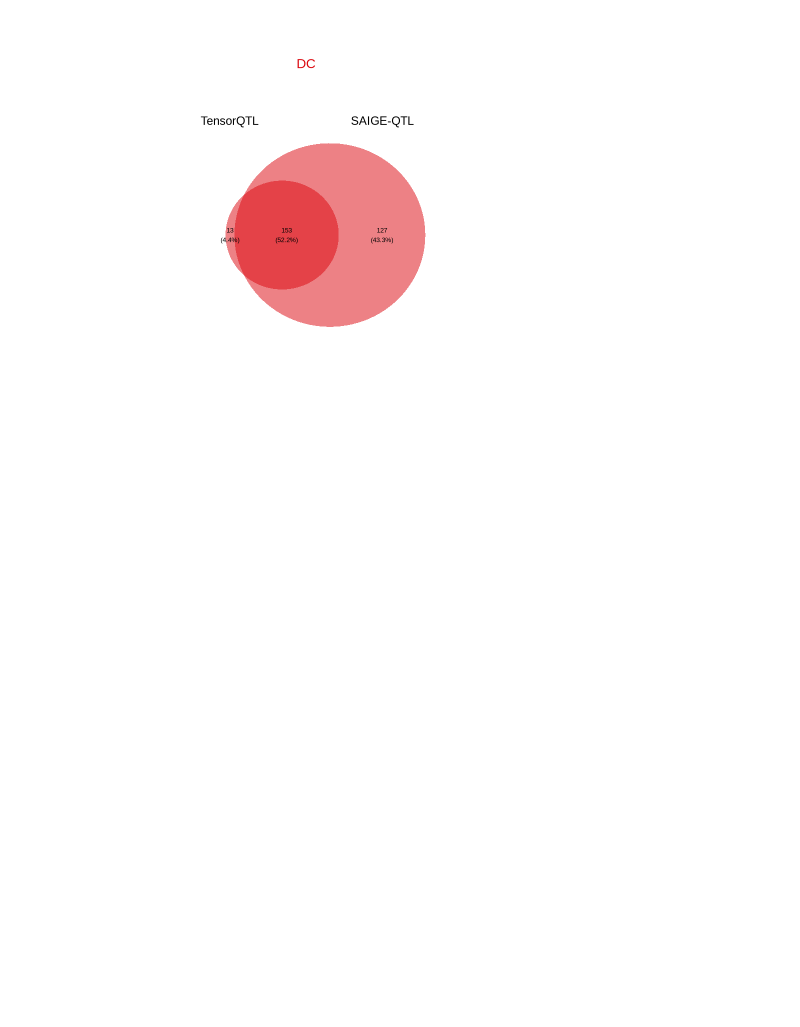
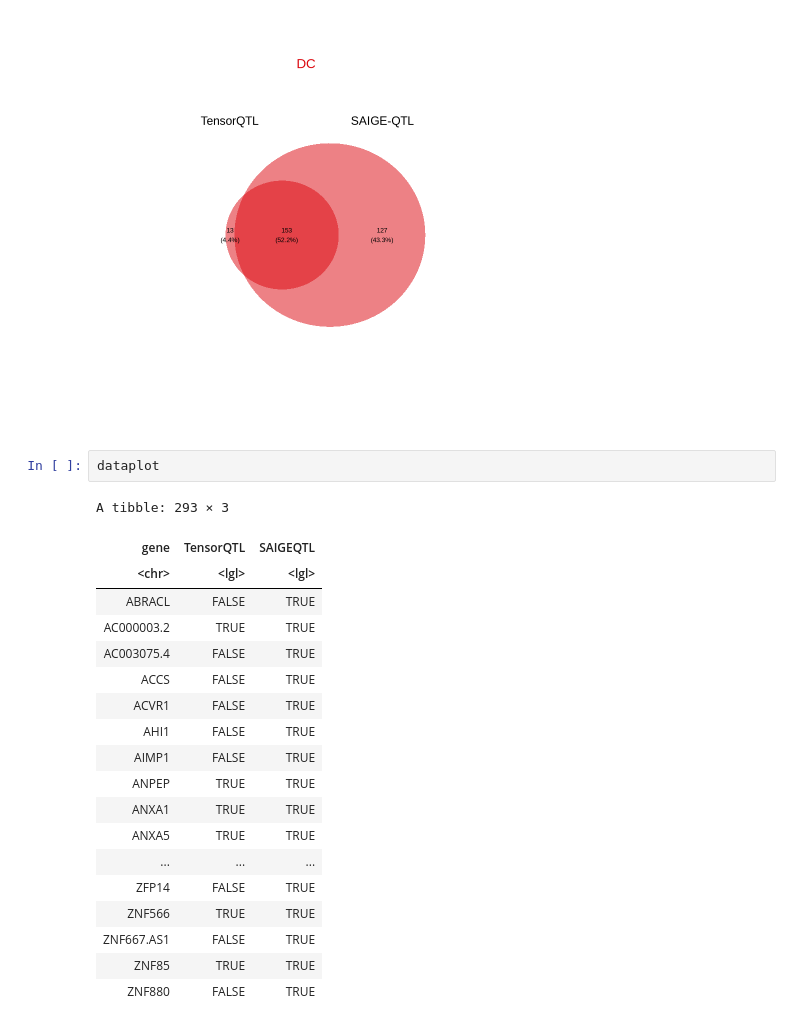
Before and after one commit to annacuomo/SAIGE_QTL_analyses, a Jupyter notebook: Figures/Plotting_Notebooks/saige_qtl/Venn_diagram.ipynb, the cells around one changed output. Cells and saved outputs as stored; diff of their text form; blank space fills up the shorter version.

```diff
--- a/Figures/Plotting_Notebooks/saige_qtl/Venn_diagram.ipynb
+++ b/Figures/Plotting_Notebooks/saige_qtl/Venn_diagram.ipynb
@@ -82,3 +82,25 @@ for(celltype in df_colours$celltype){
 [figure]
 [figure]
 [figure]
+# %%
+dataplot
+# %% [output]
+A tibble: 293 × 3
+| gene | TensorQTL | SAIGEQTL |
+| <chr> | <lgl> | <lgl> |
+| ABRACL | FALSE | TRUE |
+| AC000003.2 | TRUE | TRUE |
+| AC003075.4 | FALSE | TRUE |
+| ACCS | FALSE | TRUE |
+| ACVR1 | FALSE | TRUE |
+| AHI1 | FALSE | TRUE |
+| AIMP1 | FALSE | TRUE |
+| ANPEP | TRUE | TRUE |
+| ANXA1 | TRUE | TRUE |
+| ANXA5 | TRUE | TRUE |
+| ... | ... | ... |
+| ZFP14 | FALSE | TRUE |
+| ZNF566 | TRUE | TRUE |
+| ZNF667.AS1 | FALSE | TRUE |
+| ZNF85 | TRUE | TRUE |
+| ZNF880 | FALSE | TRUE |
```
Also changed, not shown: parts of 3 cells of this notebook.
